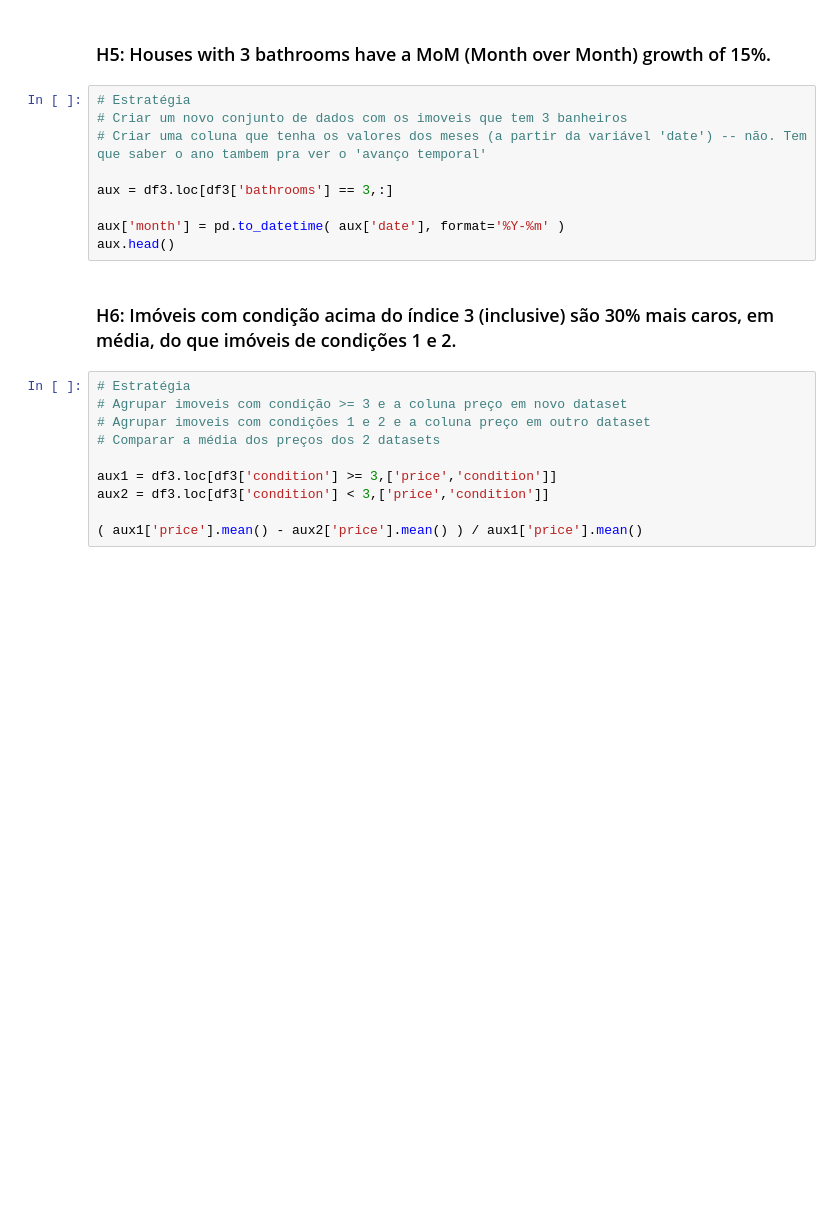
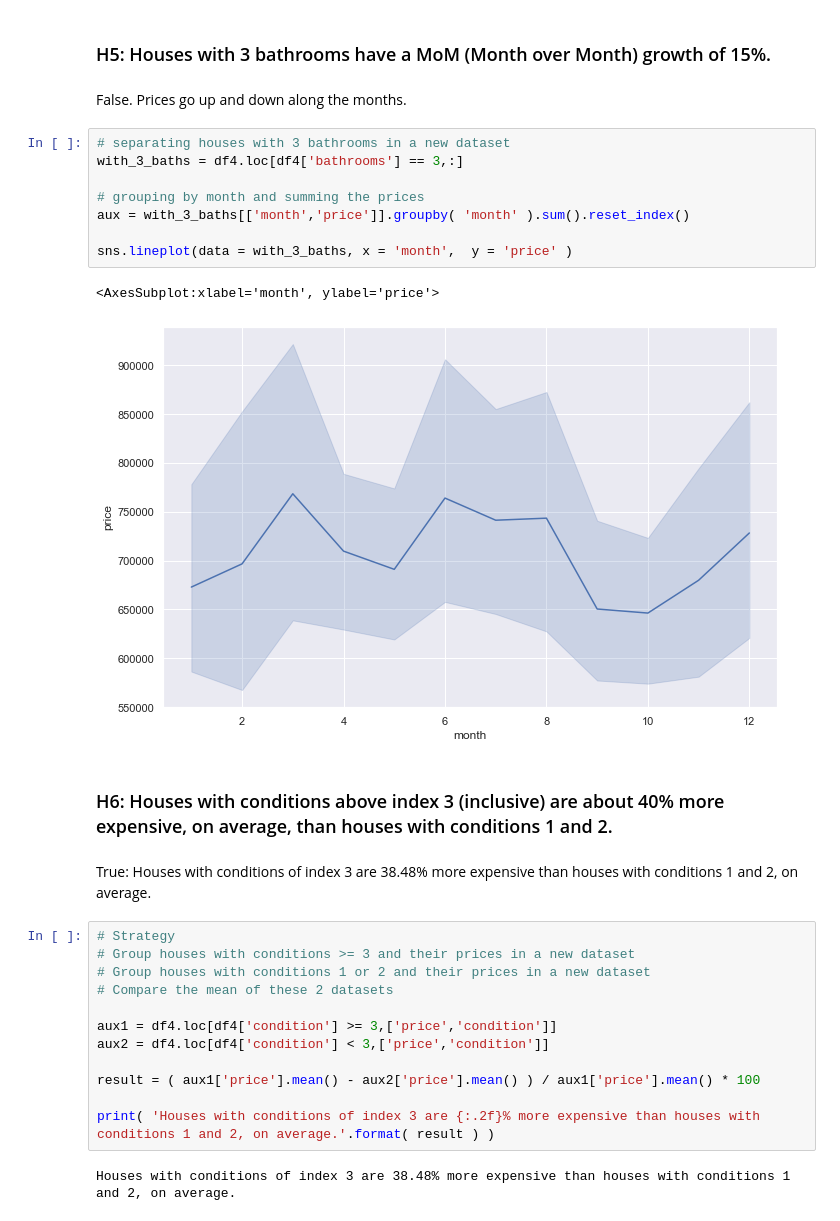
Before and after one commit to luana-afonso/Comunidade-DS, a Jupyter notebook: house_rocket_insights.ipynb, the cells around one changed output. Saved outputs shown, nothing was run; the diff lists cells and outputs as text; blank space fills up the shorter version.

```diff
--- a/house_rocket_insights.ipynb
+++ b/house_rocket_insights.ipynb
@@ -489,24 +502,34 @@ sns.barplot(df4['year'], df4['price']);
 # %% [markdown]
 ### H5: Houses with 3 bathrooms have a MoM (Month over Month) growth of 15%.
+# %% [markdown]
+False. Prices go up and down along the months.
 # %%
-# Estratégia
-# Criar um novo conjunto de dados com os imoveis que tem 3 banheiros
-# Criar uma coluna que tenha os valores dos meses (a partir da variável 'date') -- não. Tem que saber o ano tambem pra ver o 'avanço temporal'
+# separating houses with 3 bathrooms in a new dataset
+with_3_baths = df4.loc[df4['bathrooms'] == 3,:]
 
-aux = df3.loc[df3['bathrooms'] == 3,:]
+# grouping by month and summing the prices
+aux = with_3_baths[['month','price']].groupby( 'month' ).sum().reset_index()
 
-aux['month'] = pd.to_datetime( aux['date'], format='%Y-%m' )
-aux.head()
+sns.lineplot(data = with_3_baths, x = 'month',  y = 'price' )
+# %% [output]
+<AxesSubplot:xlabel='month', ylabel='price'>
+[figure, added]
 # %% [markdown]
-### H6: Imóveis com condição acima do índice 3 (inclusive) são 30% mais caros, em média, do que imóveis de condições 1 e 2.
+### H6: Houses with conditions above index 3 (inclusive) are about 40% more expensive, on average, than houses with conditions 1 and 2.
+# %% [markdown]
+True: Houses with conditions of index 3 are 38.48% more expensive than houses with conditions 1 and 2, on average.
 # %%
-# Estratégia
-# Agrupar imoveis com condição >= 3 e a coluna preço em novo dataset
-# Agrupar imoveis com condições 1 e 2 e a coluna preço em outro dataset
-# Comparar a média dos preços dos 2 datasets
+# Strategy
+# Group houses with conditions >= 3 and their prices in a new dataset
+# Group houses with conditions 1 or 2 and their prices in a new dataset
+# Compare the mean of these 2 datasets
 
-aux1 = df3.loc[df3['condition'] >= 3,['price','condition']]
-aux2 = df3.loc[df3['condition'] < 3,['price','condition']]
+aux1 = df4.loc[df4['condition'] >= 3,['price','condition']]
+aux2 = df4.loc[df4['condition'] < 3,['price','condition']]
 
-( aux1['price'].mean() - aux2['price'].mean() ) / aux1['price'].mean()
+result = ( aux1['price'].mean() - aux2['price'].mean() ) / aux1['price'].mean() * 100
+
+print( 'Houses with conditions of index 3 are {:.2f}% more expensive than houses with conditions 1 and 2, on average.'.format( result ) )
+# %% [output]
+Houses with conditions of index 3 are 38.48% more expensive than houses with conditions 1 and 2, on average.
 # %% [markdown]
```
Also changed, not shown: parts of 54 cells of this notebook.
